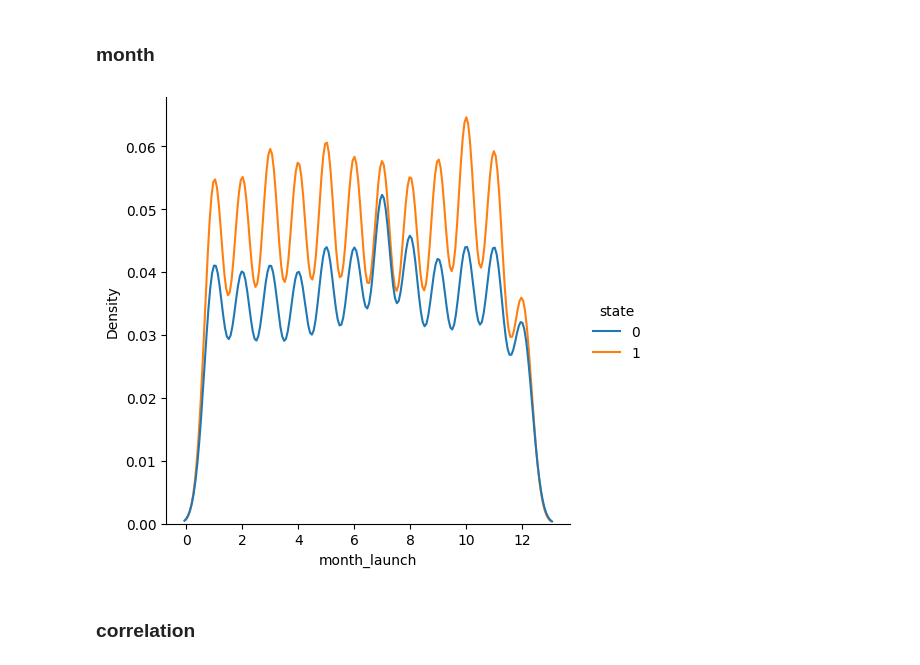
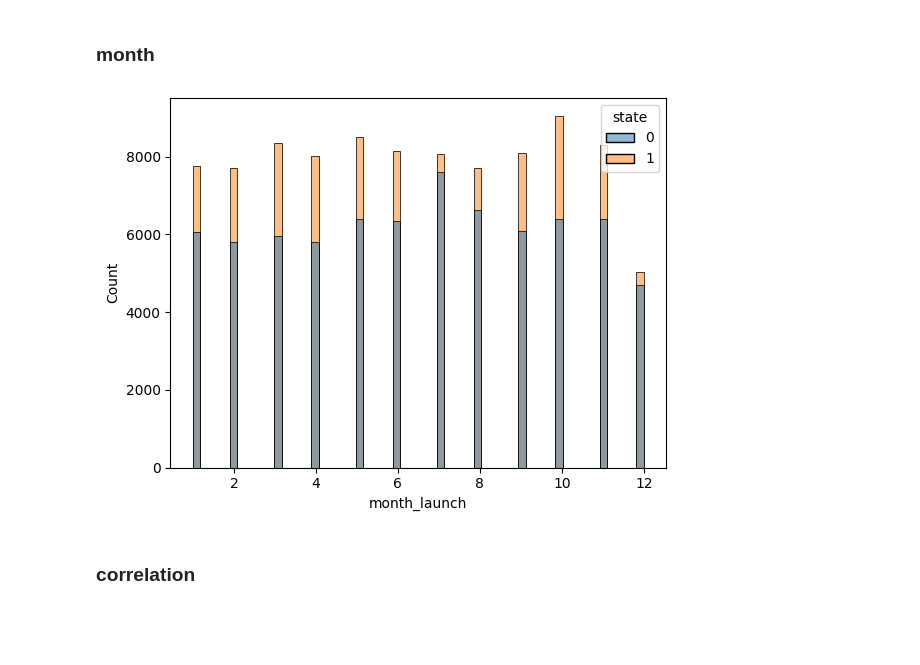
Before and after one commit to xEgle/ds-ml-project-kickstarter, a Jupyter notebook: 05_1_timing.ipynb, the cells around one changed output. Drawn from its saved outputs; the diff is of its cells as text; code cells hidden in the pictures; blank space fills up the shorter version.

```diff
--- a/05_1_timing.ipynb
+++ b/05_1_timing.ipynb
@@ -163,8 +170,8 @@ sns.boxplot(y = df['duration'], x = df['state']);
 # %% [markdown]
 ### month
 # %%
-sns.displot(data=df, x='month_launch', hue='state', kind = 'kde');
+sns.histplot(data=df, x='month_launch', hue='state'); #, kind = 'hist'
 # %% [output]
-[figure, old version]
+[figure, new version]
 # %% [markdown]
 ### correlation
```
Also changed, not shown: parts of 9 cells of this notebook.
